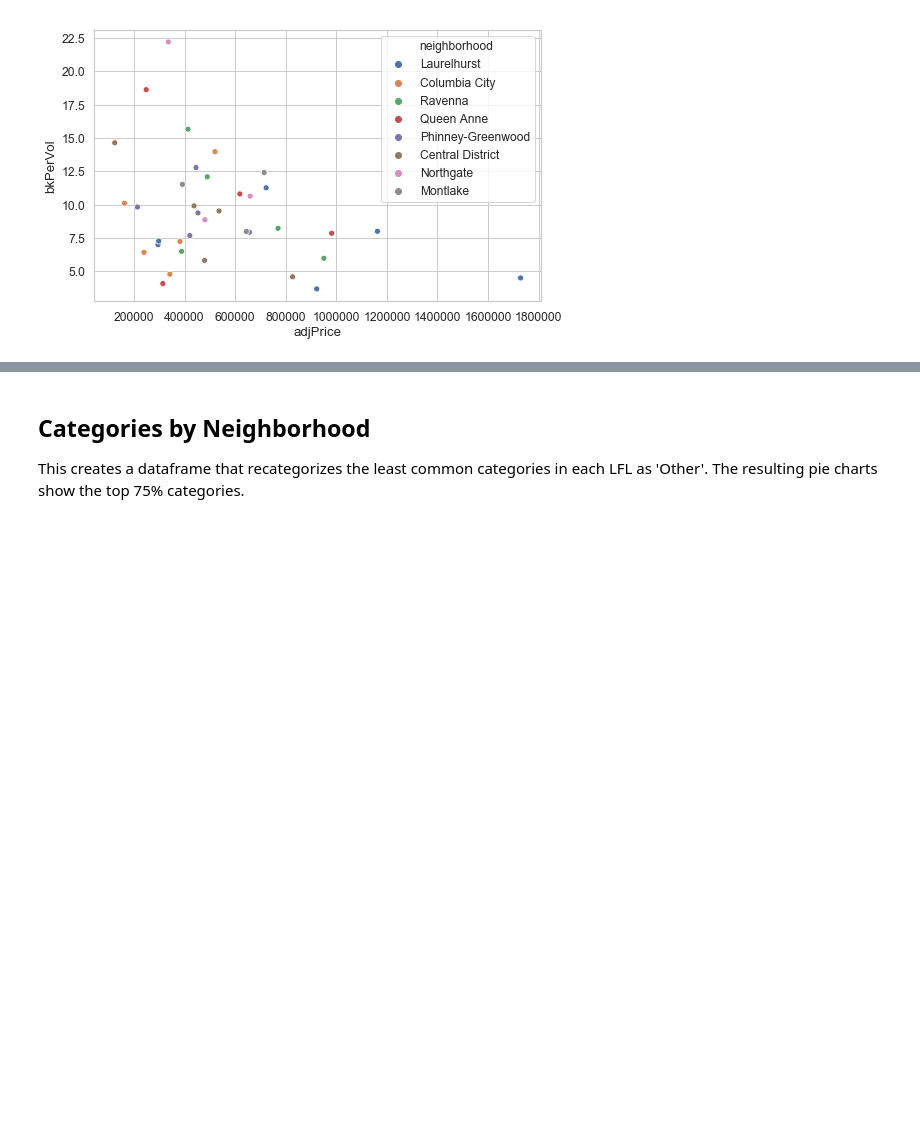
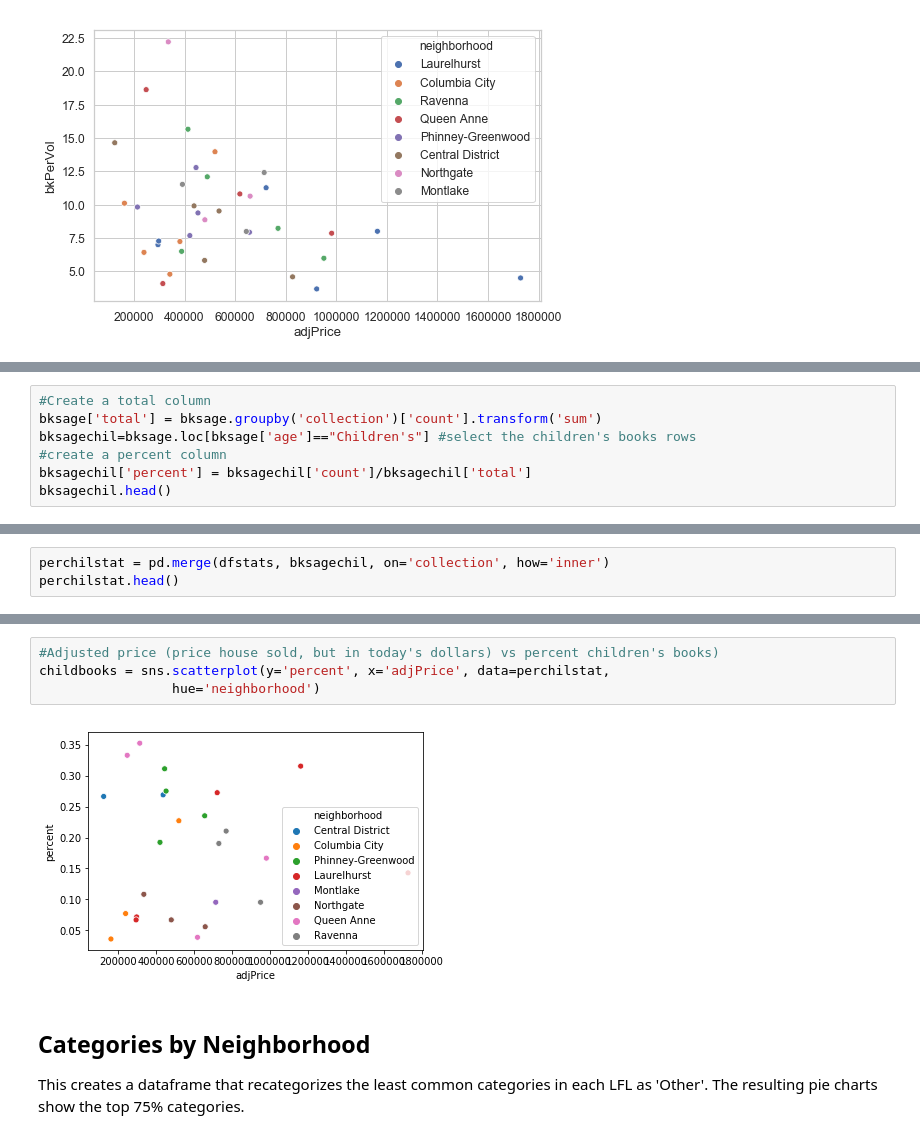
Before and after one commit to amckennafoster/seattle-littlefreelibrary, a Jupyter notebook: code/LFL-Analysis.ipynb, the cells around one changed output, grey strips where cells are left out. Drawn from its saved outputs; the diff is of its cells as text; blank space fills up the shorter version.

```diff
--- a/code/LFL-Analysis.ipynb
+++ b/code/LFL-Analysis.ipynb
@@ -376,0 +419,7 @@ bksctadj = sns.scatterplot(y='bkPerVol', x='adjPrice', data=bksctstat,
+# %%
+#Create a total column
+bksage['total'] = bksage.groupby('collection')['count'].transform('sum')
+bksagechil=bksage.loc[bksage['age']=="Children's"] #select the children's books rows
+#create a percent column
+bksagechil['percent'] = bksagechil['count']/bksagechil['total']
+bksagechil.head()
@@ -376,0 +438,3 @@ bksctadj = sns.scatterplot(y='bkPerVol', x='adjPrice', data=bksctstat,
+# %%
+perchilstat = pd.merge(dfstats, bksagechil, on='collection', how='inner')
+perchilstat.head()
@@ -377,3 +448,9 @@ bksctadj = sns.scatterplot(y='bkPerVol', x='adjPrice', data=bksctstat,
+# %%
+#Adjusted price (price house sold, but in today's dollars) vs percent children's books)
+childbooks = sns.scatterplot(y='percent', x='adjPrice', data=perchilstat,
+                 hue='neighborhood')
+# %% [output]
+[figure, added]
 # %% [markdown]
 ## Categories by Neighborhood
 This creates a dataframe that recategorizes the least common categories in each LFL as 'Other'.  The resulting pie charts show the top 75% categories.
```
Also changed, not shown: parts of 15 cells of this notebook, 1 other file.
